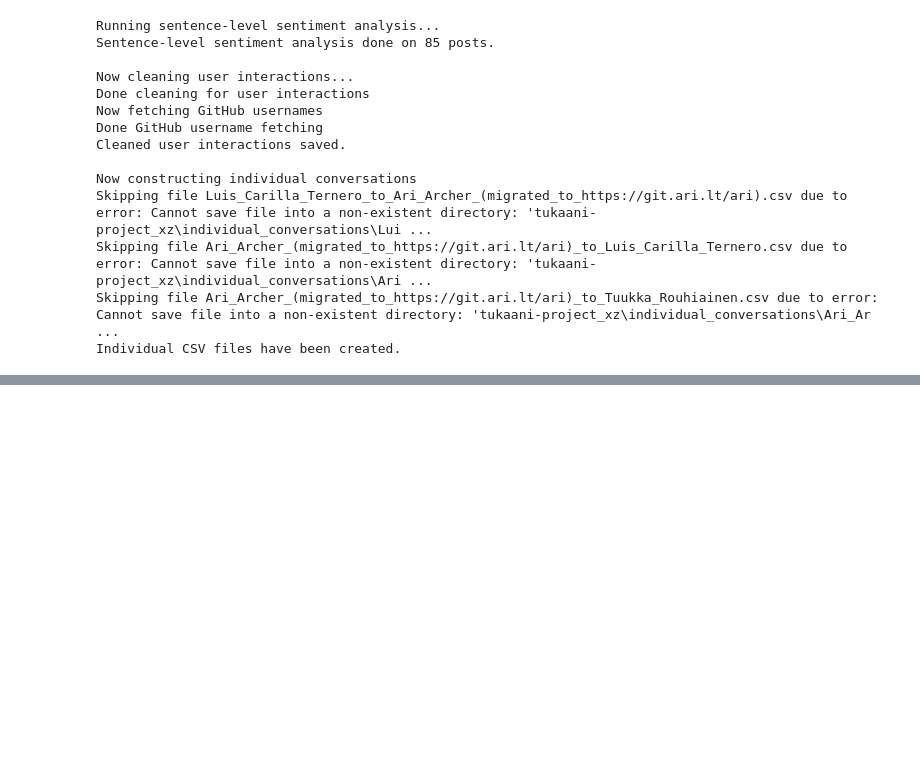
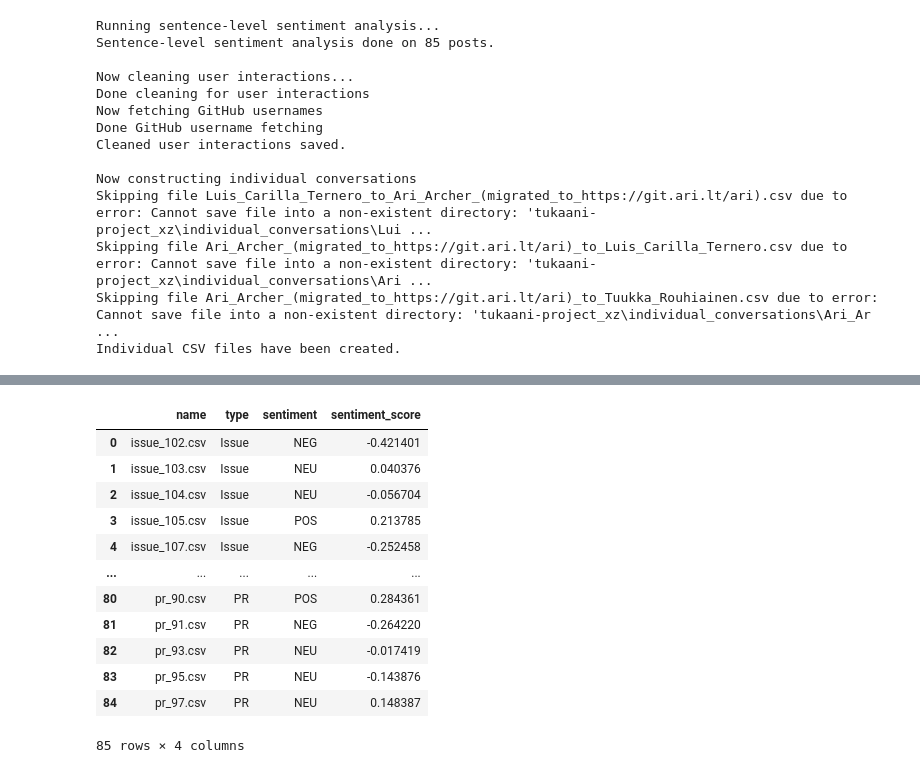
Before and after one commit to SaltyfishQAQQ/FORCOLAB_oss_security, a Jupyter notebook: integrated_scripts/integrated_scripts.ipynb, the cells around one changed output, grey strips where cells are left out. Saved outputs shown, nothing was run; the diff lists cells and outputs as text; code cells hidden in the pictures; blank space fills up the shorter version.

```diff
--- a/integrated_scripts/integrated_scripts.ipynb
+++ b/integrated_scripts/integrated_scripts.ipynb
@@ -57,5 +52,5 @@ Post-level sentiment analysis done on 85 posts.
 # %%
-user_interactions = analyzer.sentence_sentiment_analysis()
+post_sentiment_results, user_interactions = analyzer.sentence_sentiment_analysis()
 # %% [output]
 Running sentence-level sentiment analysis...
 Sentence-level sentiment analysis done on 85 posts.
@@ -100,0 +147,16 @@ top_committers
+# %%
+post_sentiment_results
+# %% [output]
+|  | name | type | sentiment | sentiment_score |
+| 0 | issue_102.csv | Issue | NEG | -0.421401 |
+| 1 | issue_103.csv | Issue | NEU | 0.040376 |
+| 2 | issue_104.csv | Issue | NEU | -0.056704 |
+| 3 | issue_105.csv | Issue | POS | 0.213785 |
+| 4 | issue_107.csv | Issue | NEG | -0.252458 |
+| ... | ... | ... | ... | ... |
+| 80 | pr_90.csv | PR | POS | 0.284361 |
+| 81 | pr_91.csv | PR | NEG | -0.264220 |
+| 82 | pr_93.csv | PR | NEU | -0.017419 |
+| 83 | pr_95.csv | PR | NEU | -0.143876 |
+| 84 | pr_97.csv | PR | NEU | 0.148387 |
+85 rows × 4 columns
```
Also changed, not shown: parts of 10 cells of this notebook, 1 other file.
